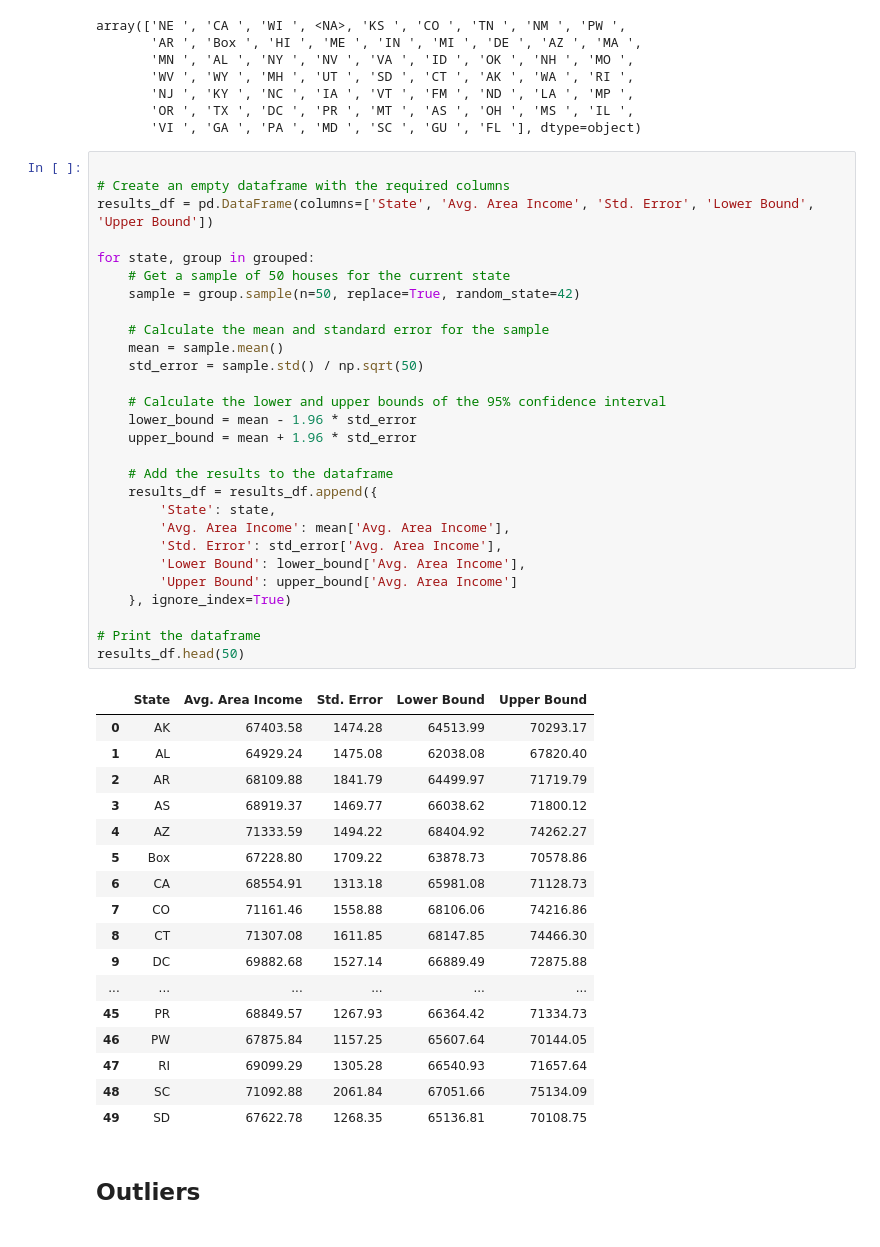
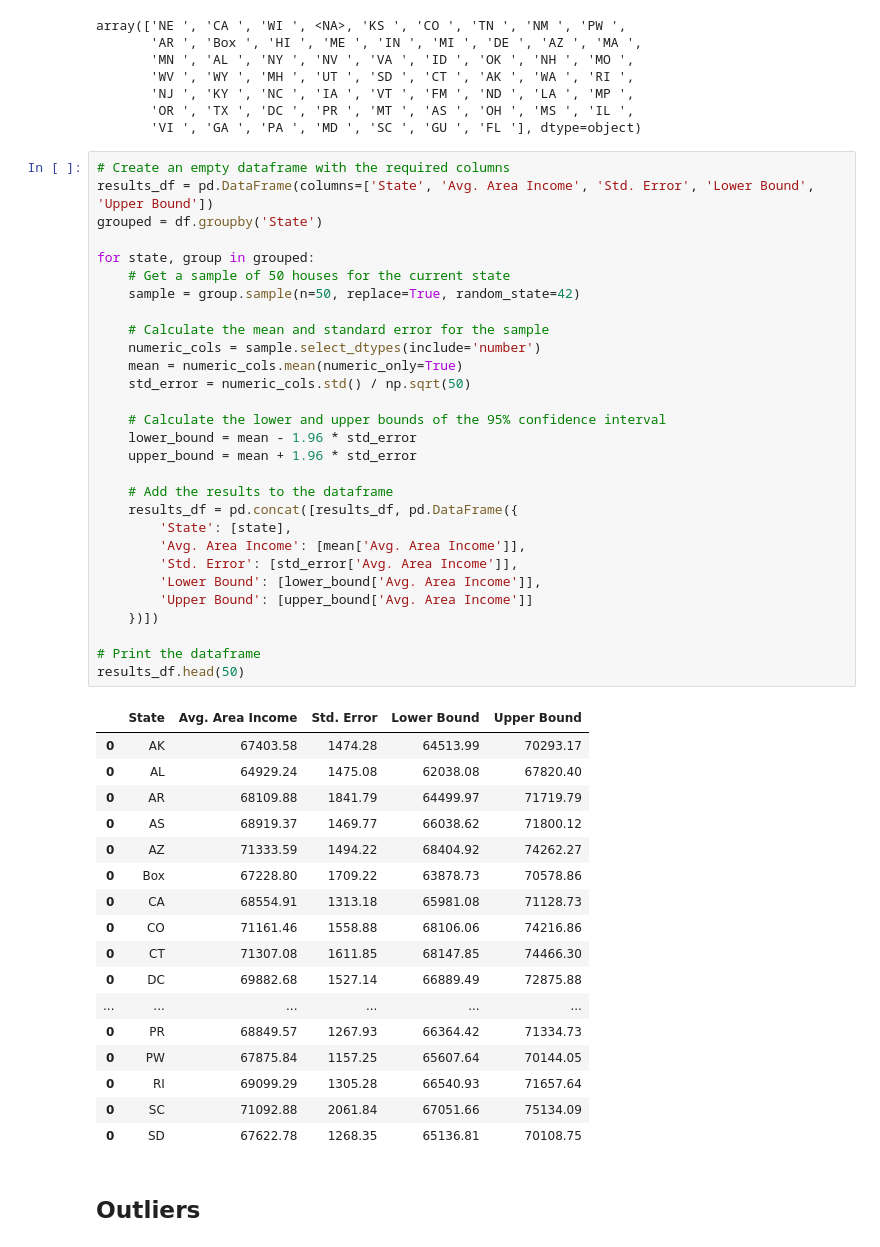
Before and after one commit to roy2392/USA_House_Prices_Regression_Project, a Jupyter notebook: project_usa_housing.ipynb, the cells around one changed output. Saved outputs shown, nothing was run; the diff lists cells and outputs as text.

```diff
--- a/project_usa_housing.ipynb
+++ b/project_usa_housing.ipynb
@@ -263,51 +265,52 @@ array(['NE ', 'CA ', 'WI ', <NA>, 'KS ', 'CO ', 'TN ', 'NM ', 'PW ',
        'OR ', 'TX ', 'DC ', 'PR ', 'MT ', 'AS ', 'OH ', 'MS ', 'IL ',
        'VI ', 'GA ', 'PA ', 'MD ', 'SC ', 'GU ', 'FL '], dtype=object)
 # %%
-
 # Create an empty dataframe with the required columns
 results_df = pd.DataFrame(columns=['State', 'Avg. Area Income', 'Std. Error', 'Lower Bound', 'Upper Bound'])
+grouped = df.groupby('State')
 
 for state, group in grouped:
     # Get a sample of 50 houses for the current state
     sample = group.sample(n=50, replace=True, random_state=42)
 
     # Calculate the mean and standard error for the sample
-    mean = sample.mean()
-    std_error = sample.std() / np.sqrt(50)
+    numeric_cols = sample.select_dtypes(include='number')
+    mean = numeric_cols.mean(numeric_only=True)
+    std_error = numeric_cols.std() / np.sqrt(50)
 
     # Calculate the lower and upper bounds of the 95% confidence interval
     lower_bound = mean - 1.96 * std_error
     upper_bound = mean + 1.96 * std_error
 
     # Add the results to the dataframe
-    results_df = results_df.append({
-        'State': state,
-        'Avg. Area Income': mean['Avg. Area Income'],
-        'Std. Error': std_error['Avg. Area Income'],
-        'Lower Bound': lower_bound['Avg. Area Income'],
-        'Upper Bound': upper_bound['Avg. Area Income']
-    }, ignore_index=True)
+    results_df = pd.concat([results_df, pd.DataFrame({
+        'State': [state],
+        'Avg. Area Income': [mean['Avg. Area Income']],
+        'Std. Error': [std_error['Avg. Area Income']],
+        'Lower Bound': [lower_bound['Avg. Area Income']],
+        'Upper Bound': [upper_bound['Avg. Area Income']]
+    })])
 
 # Print the dataframe
 results_df.head(50)
 # %% [output]
 |  | State | Avg. Area Income | Std. Error | Lower Bound | Upper Bound |
 | 0 | AK | 67403.58 | 1474.28 | 64513.99 | 70293.17 |
-| 1 | AL | 64929.24 | 1475.08 | 62038.08 | 67820.40 |
-| 2 | AR | 68109.88 | 1841.79 | 64499.97 | 71719.79 |
-| 3 | AS | 68919.37 | 1469.77 | 66038.62 | 71800.12 |
-| 4 | AZ | 71333.59 | 1494.22 | 68404.92 | 74262.27 |
-| 5 | Box | 67228.80 | 1709.22 | 63878.73 | 70578.86 |
-| 6 | CA | 68554.91 | 1313.18 | 65981.08 | 71128.73 |
-| 7 | CO | 71161.46 | 1558.88 | 68106.06 | 74216.86 |
-| 8 | CT | 71307.08 | 1611.85 | 68147.85 | 74466.30 |
-| 9 | DC | 69882.68 | 1527.14 | 66889.49 | 72875.88 |
+| 0 | AL | 64929.24 | 1475.08 | 62038.08 | 67820.40 |
+| 0 | AR | 68109.88 | 1841.79 | 64499.97 | 71719.79 |
+| 0 | AS | 68919.37 | 1469.77 | 66038.62 | 71800.12 |
+| 0 | AZ | 71333.59 | 1494.22 | 68404.92 | 74262.27 |
+| 0 | Box | 67228.80 | 1709.22 | 63878.73 | 70578.86 |
+| 0 | CA | 68554.91 | 1313.18 | 65981.08 | 71128.73 |
+| 0 | CO | 71161.46 | 1558.88 | 68106.06 | 74216.86 |
+| 0 | CT | 71307.08 | 1611.85 | 68147.85 | 74466.30 |
+| 0 | DC | 69882.68 | 1527.14 | 66889.49 | 72875.88 |
 | ... | ... | ... | ... | ... | ... |
-| 45 | PR | 68849.57 | 1267.93 | 66364.42 | 71334.73 |
-| 46 | PW | 67875.84 | 1157.25 | 65607.64 | 70144.05 |
-| 47 | RI | 69099.29 | 1305.28 | 66540.93 | 71657.64 |
-| 48 | SC | 71092.88 | 2061.84 | 67051.66 | 75134.09 |
-| 49 | SD | 67622.78 | 1268.35 | 65136.81 | 70108.75 |
+| 0 | PR | 68849.57 | 1267.93 | 66364.42 | 71334.73 |
+| 0 | PW | 67875.84 | 1157.25 | 65607.64 | 70144.05 |
+| 0 | RI | 69099.29 | 1305.28 | 66540.93 | 71657.64 |
+| 0 | SC | 71092.88 | 2061.84 | 67051.66 | 75134.09 |
+| 0 | SD | 67622.78 | 1268.35 | 65136.81 | 70108.75 |
 # %% [markdown]
 ## Outliers
 # %%
```
Also changed, not shown: parts of 2 cells of this notebook.
